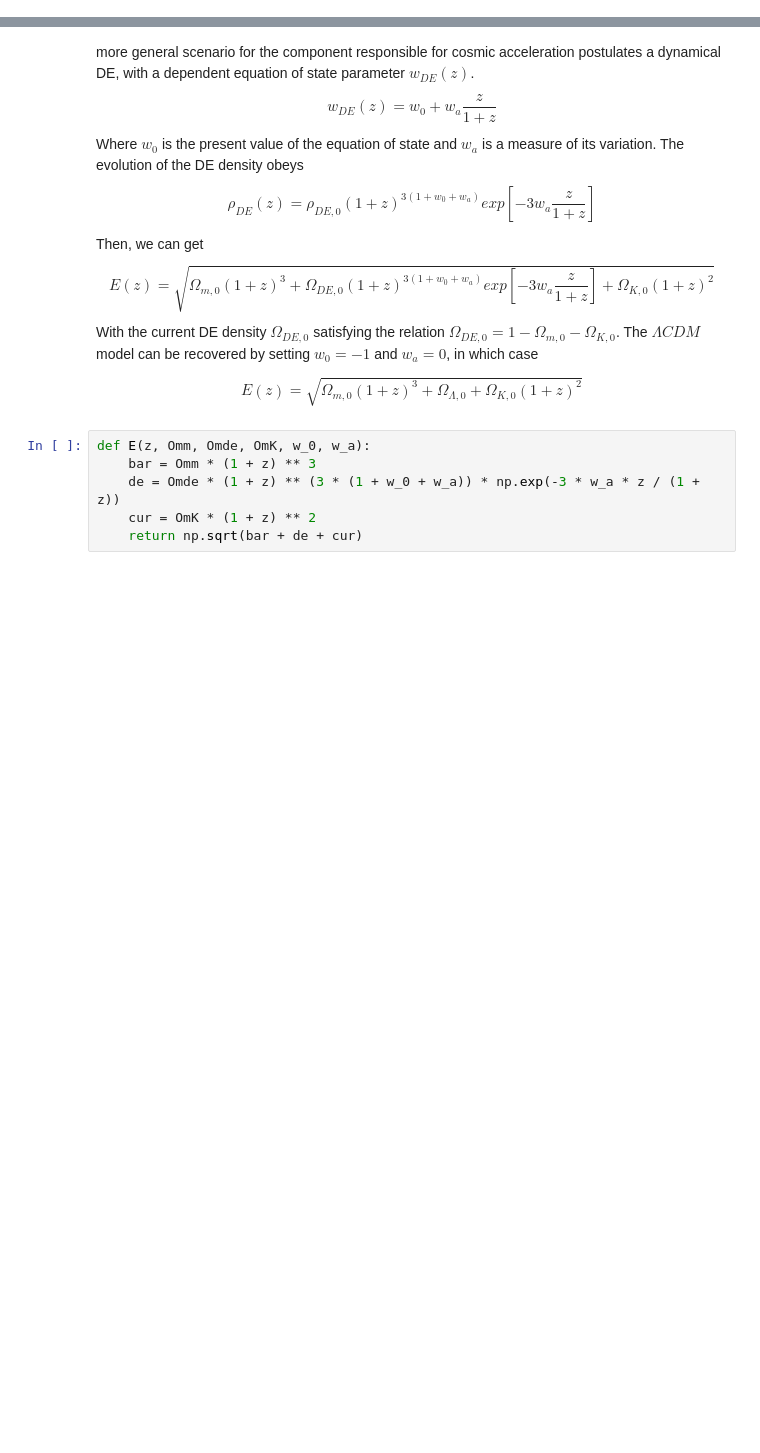
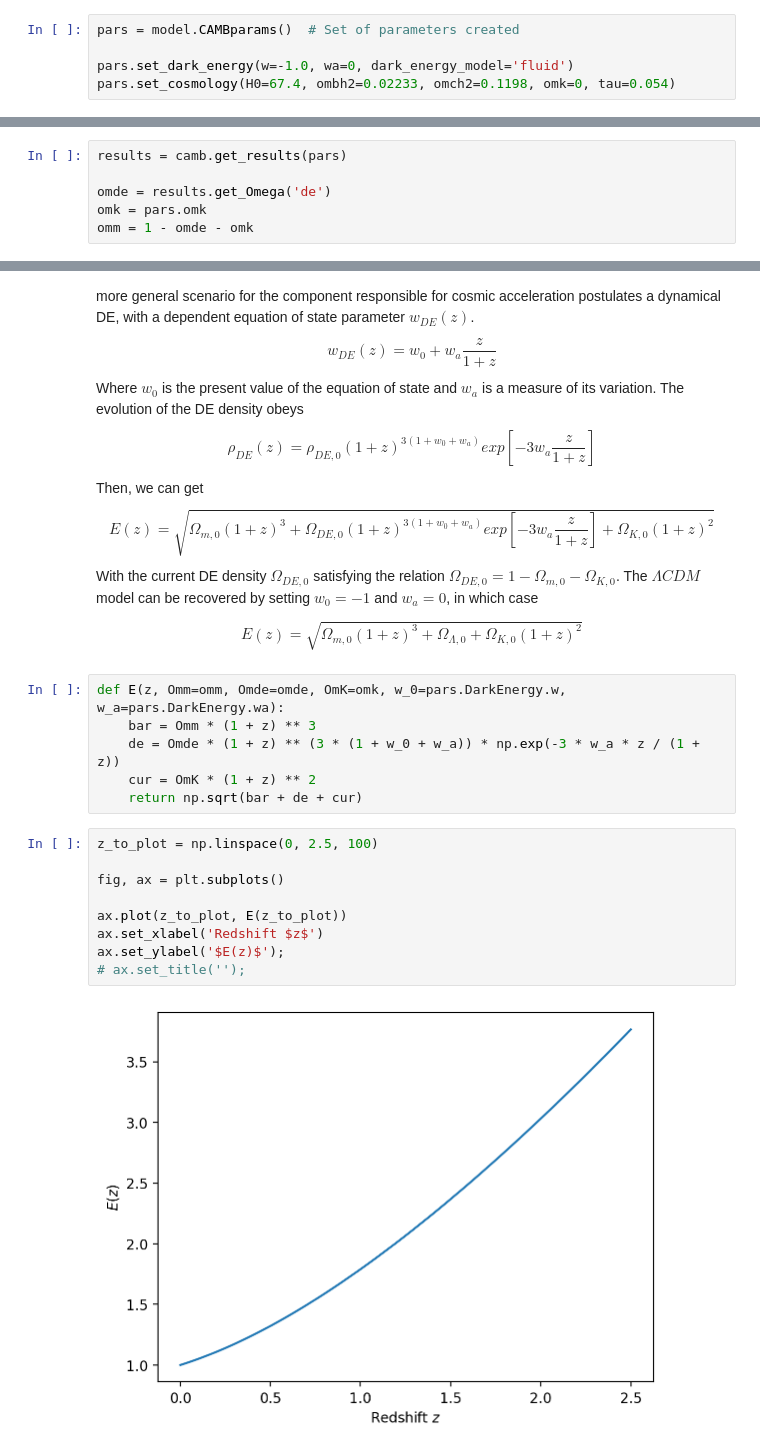
Before and after one commit to vPedreros/dfi-summer-2023, a Jupyter notebook: summer_nb.ipynb, the cells around one changed output, grey strips where cells are left out. Drawn from its saved outputs; the diff is of its cells as text; blank space fills up the shorter version.

```diff
--- a/summer_nb.ipynb
+++ b/summer_nb.ipynb
@@ -67,0 +74,5 @@ bgd.Params.max_l
+# %%
+pars = model.CAMBparams()  # Set of parameters created
+
+pars.set_dark_energy(w=-1.0, wa=0, dark_energy_model='fluid')
+pars.set_cosmology(H0=67.4, ombh2=0.02233, omch2=0.1198, omk=0, tau=0.054)
@@ -68,3 +97,9 @@ bgd.Params.max_l
+# %%
+results = camb.get_results(pars)
+
+omde = results.get_Omega('de')
+omk = pars.omk
+omm = 1 - omde - omk
 # %% [markdown]
 ## Defining Background Quantities $E(z)\,\, \&\,\, D(z)$
 # %% [markdown]
@@ -83,8 +118,19 @@ $$E(z) = \sqrt{
     \Omega_{m,0}(1+z)^3 + \Omega_{\Lambda,0} + \Omega_{K,0}(1+z)^2
 }$$
 # %%
-def E(z, Omm, Omde, OmK, w_0, w_a):
+def E(z, Omm=omm, Omde=omde, OmK=omk, w_0=pars.DarkEnergy.w, w_a=pars.DarkEnergy.wa):
     bar = Omm * (1 + z) ** 3
     de = Omde * (1 + z) ** (3 * (1 + w_0 + w_a)) * np.exp(-3 * w_a * z / (1 + z))
     cur = OmK * (1 + z) ** 2
     return np.sqrt(bar + de + cur)
+# %%
+z_to_plot = np.linspace(0, 2.5, 100)
+
+fig, ax = plt.subplots()
+
+ax.plot(z_to_plot, E(z_to_plot))
+ax.set_xlabel('Redshift $z$')
+ax.set_ylabel('$E(z)$');
+# ax.set_title('');
+# %% [output]
+[figure, added]
```
Also changed, not shown: parts of 10 cells of this notebook.
